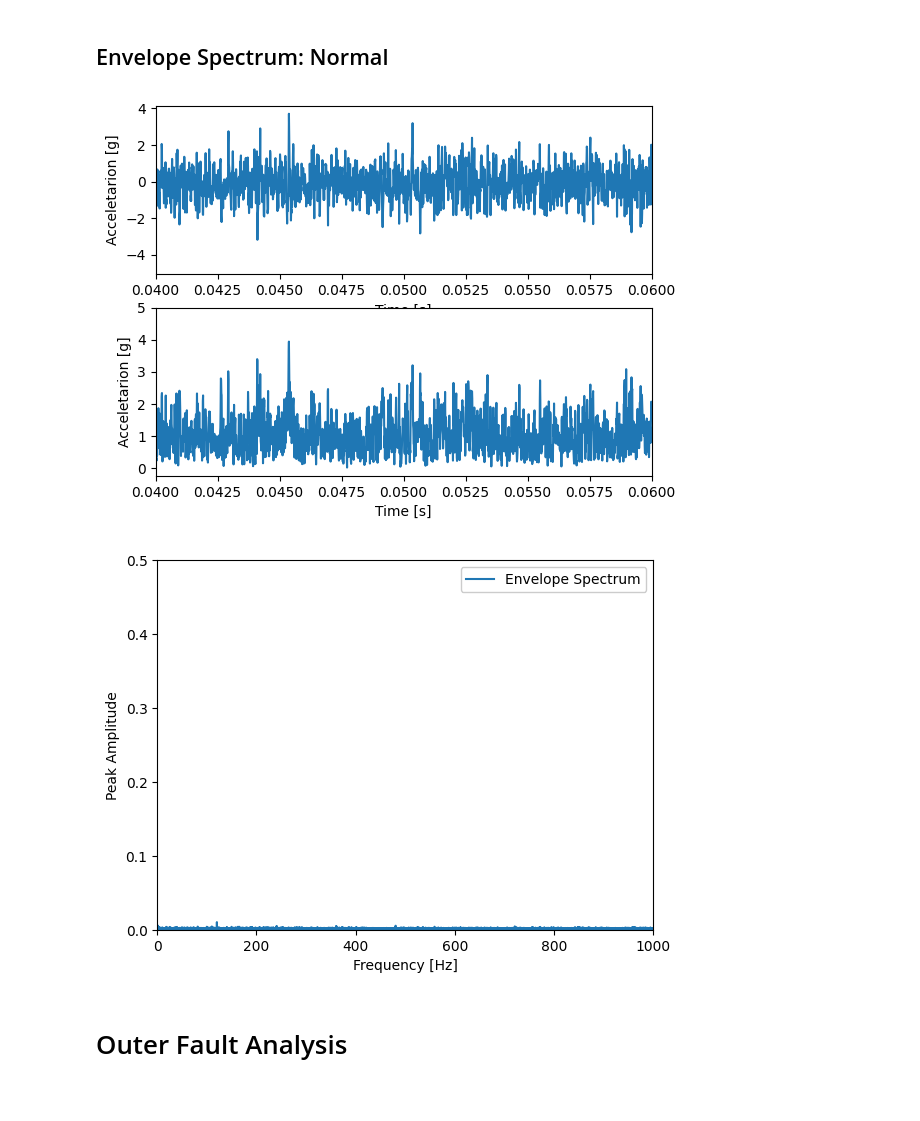
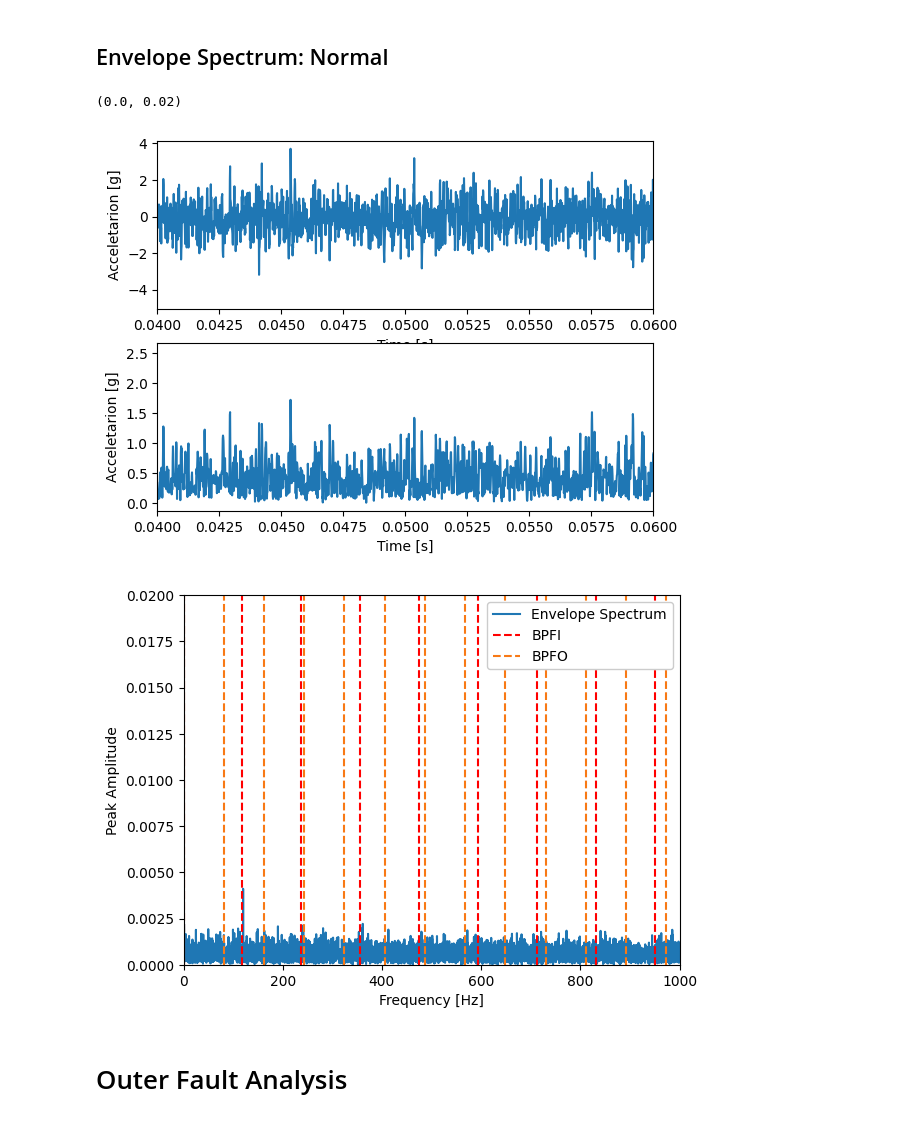
Before and after one commit to DimitriZC/Rolling-Fault-FFT-Wavelet-Analysis, a Jupyter notebook: trab.ipynb, the cells around one changed output. Cells and saved outputs as stored; diff of their text form; code cells hidden in the pictures.

```diff
--- a/trab.ipynb
+++ b/trab.ipynb
@@ -74,7 +77,11 @@ def wavelet_filter(coefficients, wavelet) -> List:
 
 def env_spectrum(x, fs):
 
-    analytic_signal = hilbert(x)
+    # analytic_signal = hilbert(x)
+    # envelope = np.abs(analytic_signal)
+
+    y_d = np.gradient(np.abs(x))
+    analytic_signal = hilbert(y_d)
     envelope = np.abs(analytic_signal)
 
 
@@ -218,12 +225,14 @@ plot_psd(freq, psd, L, title)
 # %%
 p_env, f_env, x_env = env_spectrum(np.transpose(x_bsln_1)[0],  f_bsln_1[0])
 
 plot_env_spectrum(x_env, x_bsln_1, t_bsln_1)
 
-plot_env_spectrum_analysis(f_env, p_env, BSLN_DATA)
+plot_env_spectrum_analysis(f_env, p_env, BSLN_DATA, ALL=True)
+plt.ylim(0, 2E-2)
 # %% [output]
+(0.0, 0.02)
-[figure, old version]
+[figure, new version]
-[figure, old version]
+[figure, new version]
 # %% [markdown]
 # Outer Fault Analysis
 # %%
```
Also changed, not shown: parts of 12 cells of this notebook, 1 other file.
